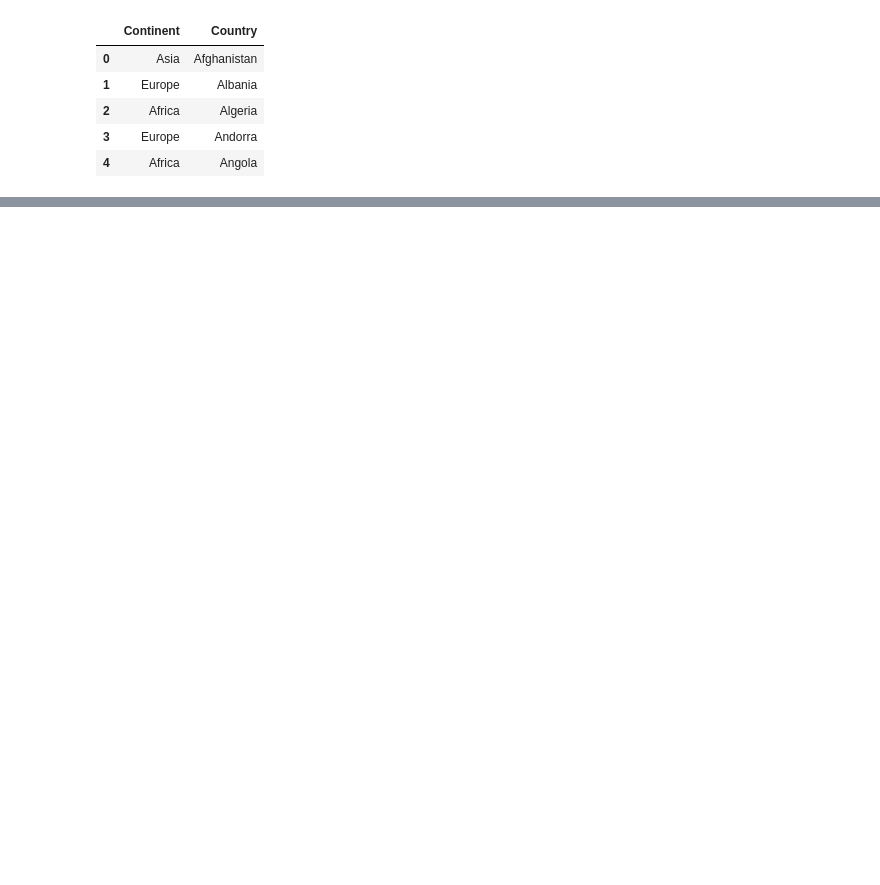
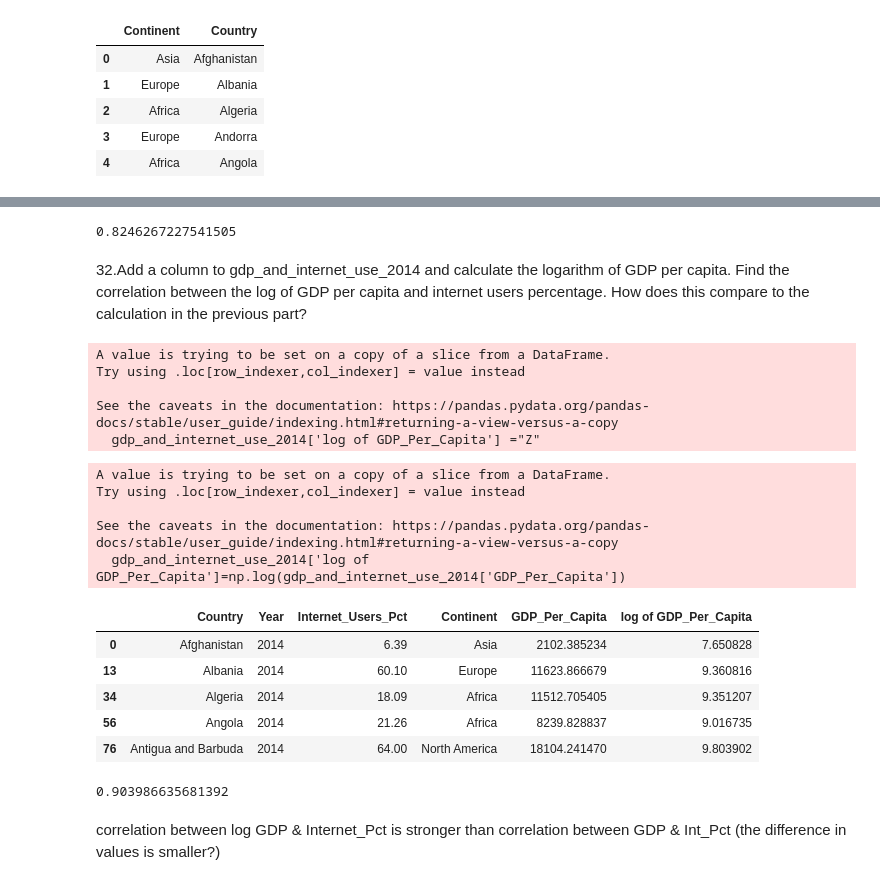
Before and after one commit to nss-data-science-cohort-5/un_exploration-ZhenyaC, a Jupyter notebook: notebooks/UN_Data_Exploration.ipynb, the cells around one changed output, grey strips where cells are left out. Cells and saved outputs as stored; diff of their text form; code cells hidden in the pictures; blank space fills up the shorter version.

```diff
--- a/notebooks/UN_Data_Exploration.ipynb
+++ b/notebooks/UN_Data_Exploration.ipynb
@@ -691,0 +713,37 @@ top3countries.map(plt.plot, "Year","Internet_Users_Pct")
+# %%
+gdp_int_corr=gdp_and_internet_use_2014['GDP_Per_Capita'].corr(gdp_and_internet_use_2014['Internet_Users_Pct'])
+gdp_int_corr
+# %% [output]
+0.8246267227541505
+# %% [markdown]
+32.Add a column to gdp_and_internet_use_2014 and calculate the logarithm of GDP per capita. Find the correlation between the log of GDP per capita and internet users percentage. How does this compare to the calculation in the previous part?
+# %%
+gdp_and_internet_use_2014['log of GDP_Per_Capita'] ="Z"
+# %% [output]
+A value is trying to be set on a copy of a slice from a DataFrame.
+Try using .loc[row_indexer,col_indexer] = value instead
+
+See the caveats in the documentation: https://pandas.pydata.org/pandas-docs/stable/user_guide/indexing.html#returning-a-view-versus-a-copy
+  gdp_and_internet_use_2014['log of GDP_Per_Capita'] ="Z"
+# %%
+gdp_and_internet_use_2014['log of GDP_Per_Capita']=np.log(gdp_and_internet_use_2014['GDP_Per_Capita'])
+gdp_and_internet_use_2014.head()
+# %% [output]
+A value is trying to be set on a copy of a slice from a DataFrame.
+Try using .loc[row_indexer,col_indexer] = value instead
+
+See the caveats in the documentation: https://pandas.pydata.org/pandas-docs/stable/user_guide/indexing.html#returning-a-view-versus-a-copy
+  gdp_and_internet_use_2014['log of GDP_Per_Capita']=np.log(gdp_and_internet_use_2014['GDP_Per_Capita'])
+|  | Country | Year | Internet_Users_Pct | Continent | GDP_Per_Capita | log of GDP_Per_Capita |
+| 0 | Afghanistan | 2014 | 6.39 | Asia | 2102.385234 | 7.650828 |
+| 13 | Albania | 2014 | 60.10 | Europe | 11623.866679 | 9.360816 |
+| 34 | Algeria | 2014 | 18.09 | Africa | 11512.705405 | 9.351207 |
+| 56 | Angola | 2014 | 21.26 | Africa | 8239.828837 | 9.016735 |
+| 76 | Antigua and Barbuda | 2014 | 64.00 | North America | 18104.241470 | 9.803902 |
+# %%
+gdp_log_int_corr=gdp_and_internet_use_2014['log of GDP_Per_Capita'].corr(gdp_and_internet_use_2014['Internet_Users_Pct'])
+gdp_log_int_corr
+# %% [output]
+0.903986635681392
+# %% [markdown]
+correlation between log GDP & Internet_Pct is stronger than correlation between GDP & Int_Pct (the difference in values is smaller?)
```
Also changed, not shown: parts of 78 cells of this notebook.
